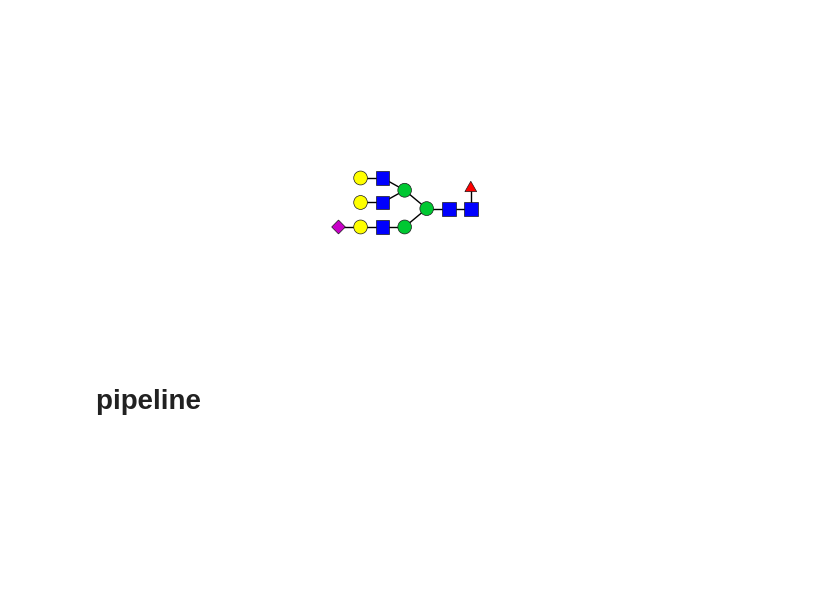
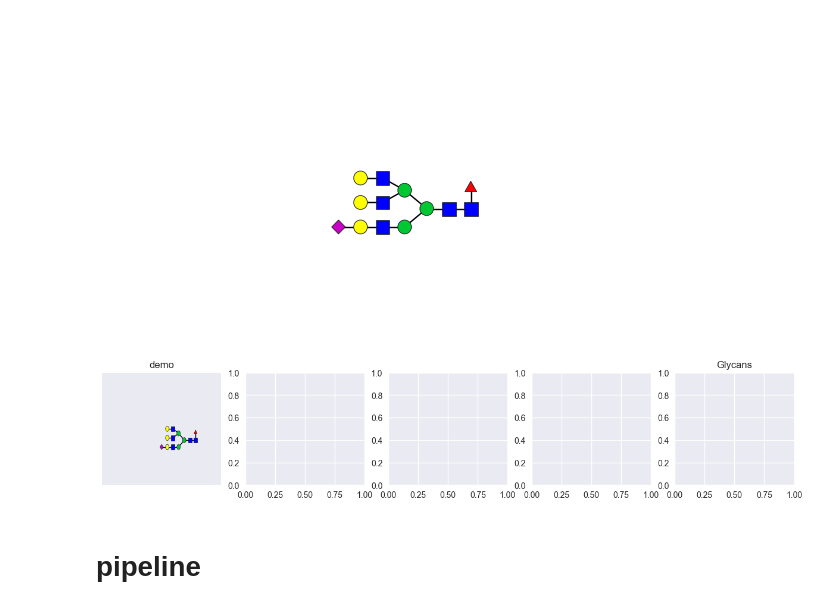
Before and after one commit to LewisLabUCSD/GlyCompare, a Jupyter notebook: src/demo.ipynb, the cells around one changed output. Saved outputs shown, nothing was run; the diff lists cells and outputs as text; code cells hidden in the pictures; blank space fills up the shorter version.

```diff
--- a/src/demo.ipynb
+++ b/src/demo.ipynb
@@ -76,7 +80,9 @@ gc_plot_glycan_utilities.plot_glycan(a_glycan)
  <matplotlib.axes._subplots.AxesSubplot at 0x...>)
 [figure]
 # %%
-gc_plot_glycan_utilities.plot_glycan(a_glycan)
+gc_plot_glycan_utilities.plot_glycan_list([a_glycan],['demo'])
+# %% [output]
+[figure, added]
 # %% [markdown]
 # pipeline
 # %%
```
Also changed, not shown: parts of 7 cells of this notebook, 10 other files.
